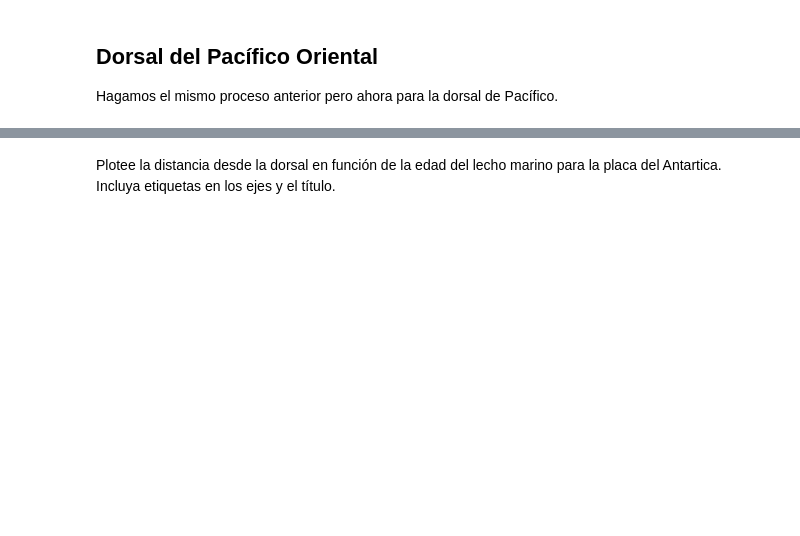
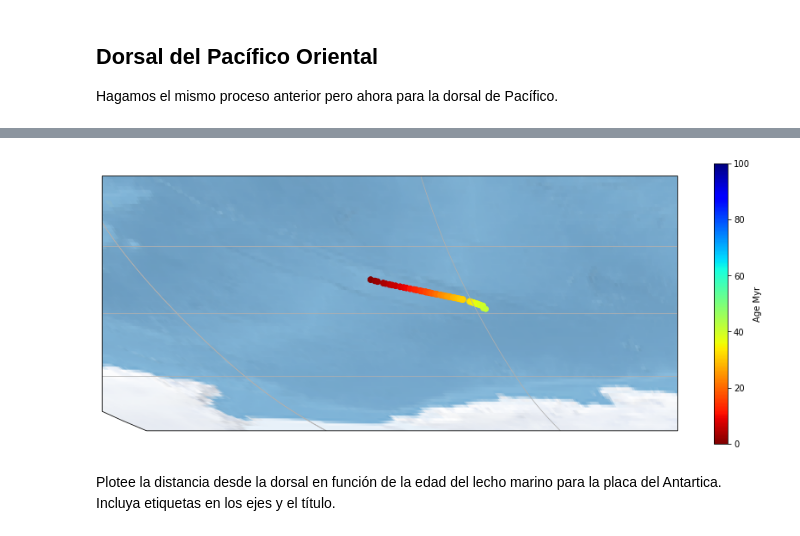
Before and after one commit to Pablolog42/2021-CD2201, a Jupyter notebook: Semana4/Tarea_Semana_04/Tarea_Semana_04.ipynb, the cells around one changed output, grey strips where cells are left out. Cells and saved outputs as stored; diff of their text form; code cells hidden in the pictures; blank space fills up the shorter version.

```diff
--- a/Semana4/Tarea_Semana_04/Tarea_Semana_04.ipynb
+++ b/Semana4/Tarea_Semana_04/Tarea_Semana_04.ipynb
@@ -101,16 +154,18 @@ pacific_data.head()
 # %%
 fig = plt.figure(figsize=(15,15))
 ax = plt.axes(projection=ccrs.Robinson(-46.0))
 ax.set_extent([-175.0, -90.0, -40.0, -80.0], crs=ccrs.PlateCarree())
 
 plt.scatter(pacific_data['Lon'],pacific_data['Lat'],marker='o',c=pacific_data['Age'],
             vmin=0,vmax=100,cmap='jet_r',transform=ccrs.PlateCarree())
 plt.colorbar(shrink=0.4,label='Age Myr')
 
-ax.coastlines()
+# ax.coastlines()
 ax.stock_img()
 ax.gridlines()
 
 plt.show()
+# %% [output]
+[figure, added]
 # %% [markdown]
 Plotee la distancia desde la dorsal en función de la edad del lecho marino para la placa del Antartica. Incluya etiquetas en los ejes y el título.
```
Also changed, not shown: parts of 15 cells of this notebook, 7 other files.
